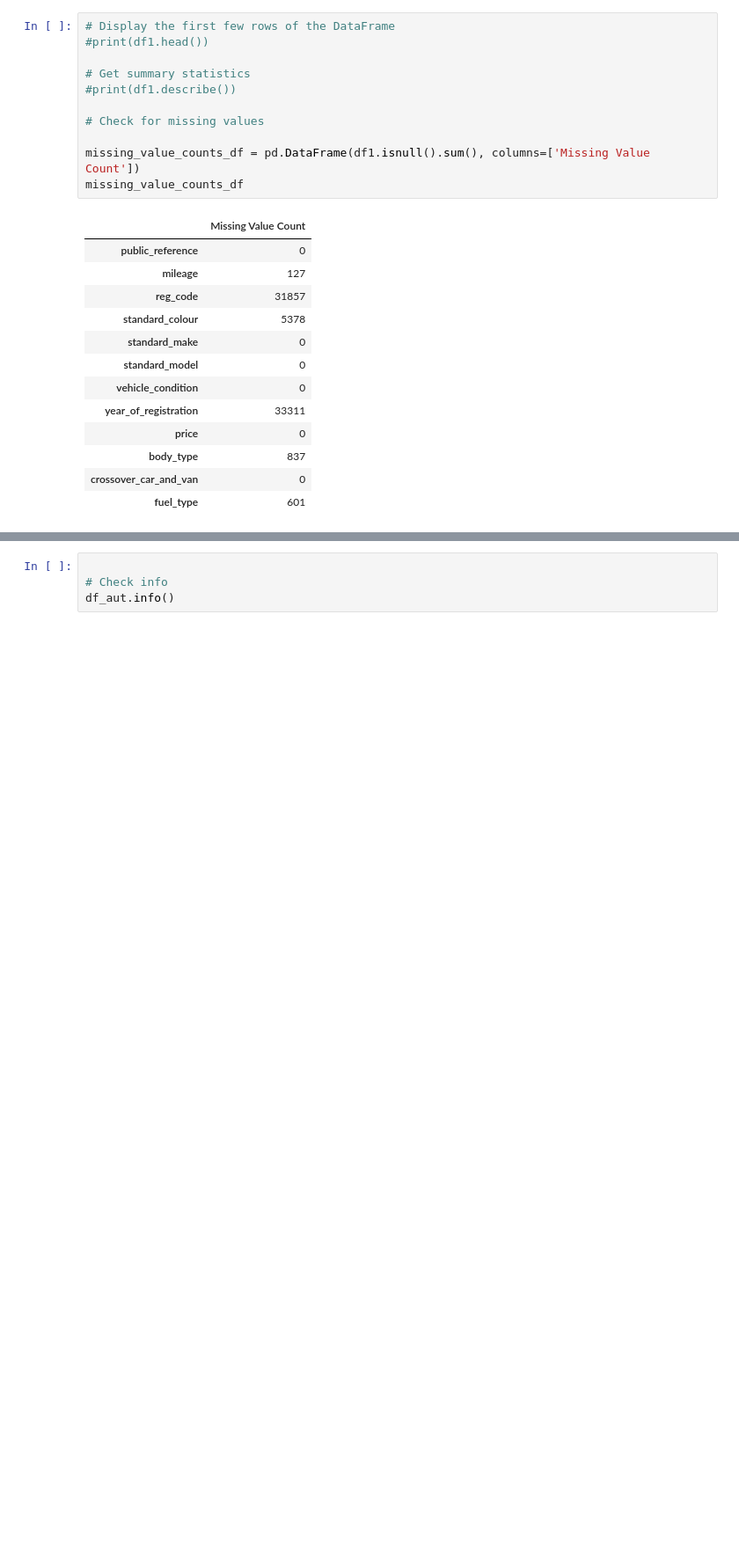
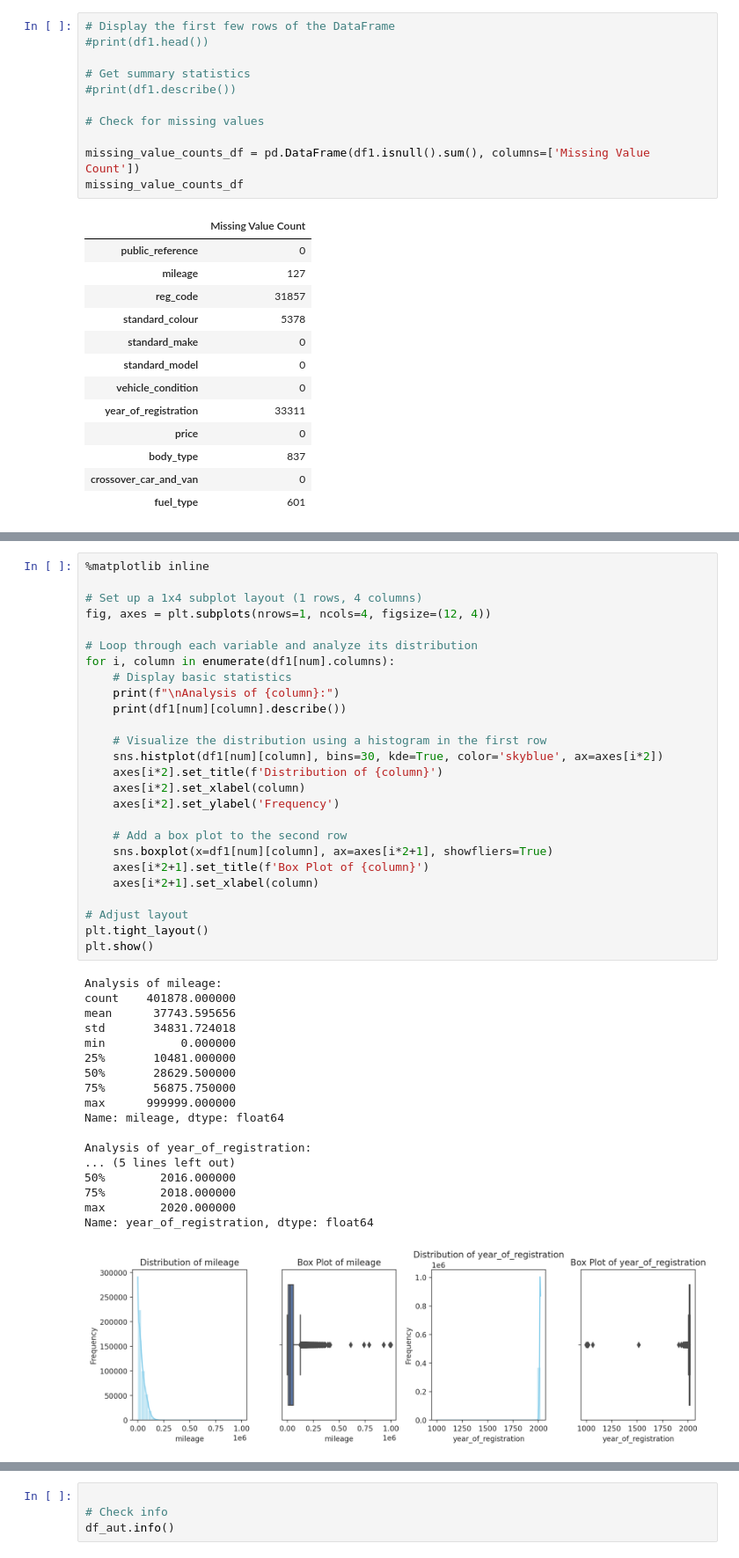
Before and after one commit to kessingtonosazee/GCP_Project_1, a Jupyter notebook: assessment_rrr.ipynb, the cells around one changed output, grey strips where cells are left out. Shown at 88% size. Cells and saved outputs as stored; diff of their text form; blank space fills up the shorter version.

```diff
--- a/assessment_rrr.ipynb
+++ b/assessment_rrr.ipynb
@@ -332,0 +412,45 @@ fuel_type              None       9
+# %%
+%matplotlib inline
+
+# Set up a 1x4 subplot layout (1 rows, 4 columns)
+fig, axes = plt.subplots(nrows=1, ncols=4, figsize=(12, 4))
+
+# Loop through each variable and analyze its distribution
+for i, column in enumerate(df1[num].columns):
+    # Display basic statistics
+    print(f"\nAnalysis of {column}:")
+    print(df1[num][column].describe())
+
+    # Visualize the distribution using a histogram in the first row
+    sns.histplot(df1[num][column], bins=30, kde=True, color='skyblue', ax=axes[i*2])
+    axes[i*2].set_title(f'Distribution of {column}')
+    axes[i*2].set_xlabel(column)
+    axes[i*2].set_ylabel('Frequency')
+
+    # Add a box plot to the second row
+    sns.boxplot(x=df1[num][column], ax=axes[i*2+1], showfliers=True)
+    axes[i*2+1].set_title(f'Box Plot of {column}')
+    axes[i*2+1].set_xlabel(column)
+
+# Adjust layout
+plt.tight_layout()
+plt.show()
+# %% [output]
+Analysis of mileage:
+count    401878.000000
+mean      37743.595656
+std       34831.724018
+min           0.000000
+25%       10481.000000
+50%       28629.500000
+75%       56875.750000
+max      999999.000000
+Name: mileage, dtype: float64
+
+Analysis of year_of_registration:
+... (5 lines left out)
+50%        2016.000000
+75%        2018.000000
+max        2020.000000
+Name: year_of_registration, dtype: float64
+[figure, added]
```
Also changed, not shown: parts of 10 cells of this notebook.
